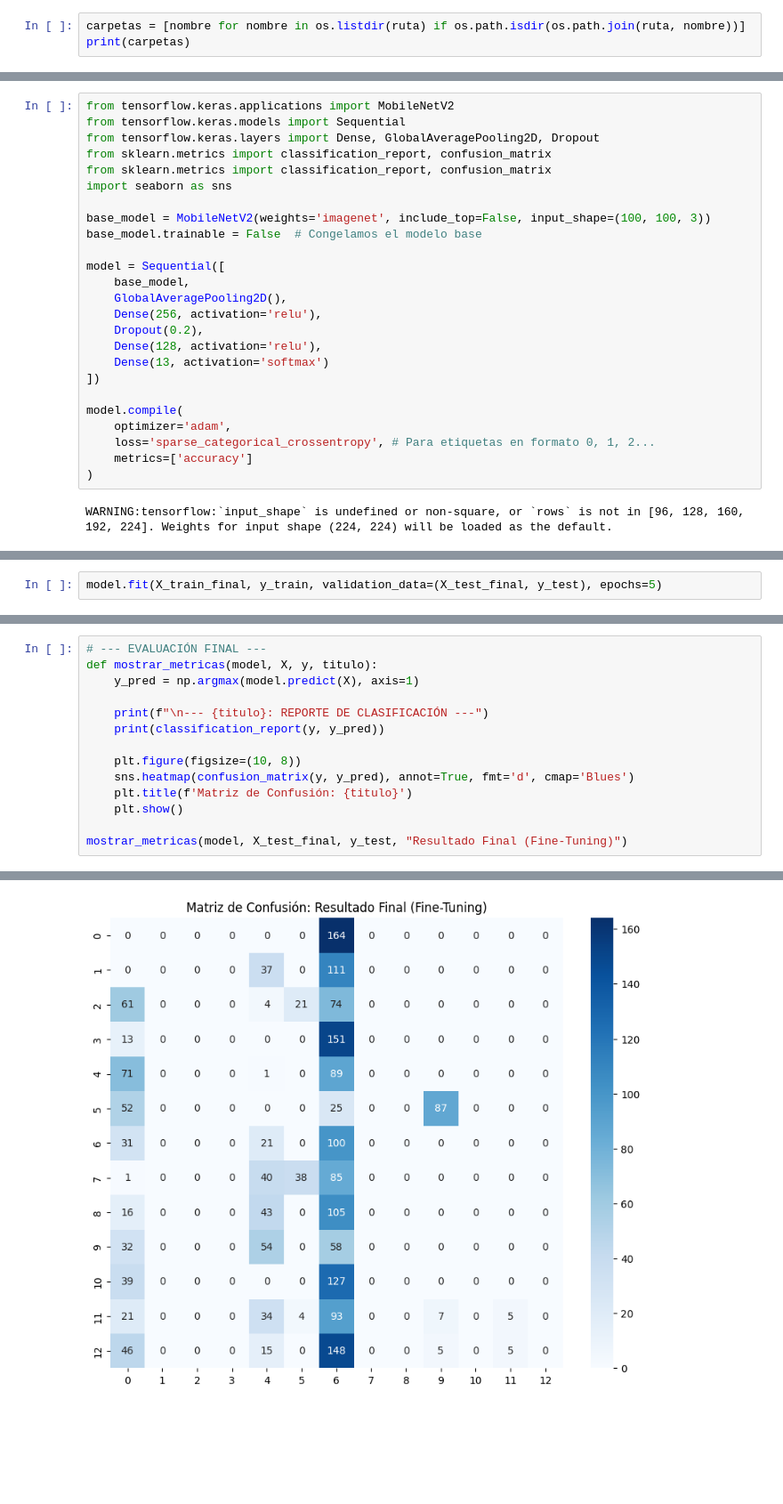
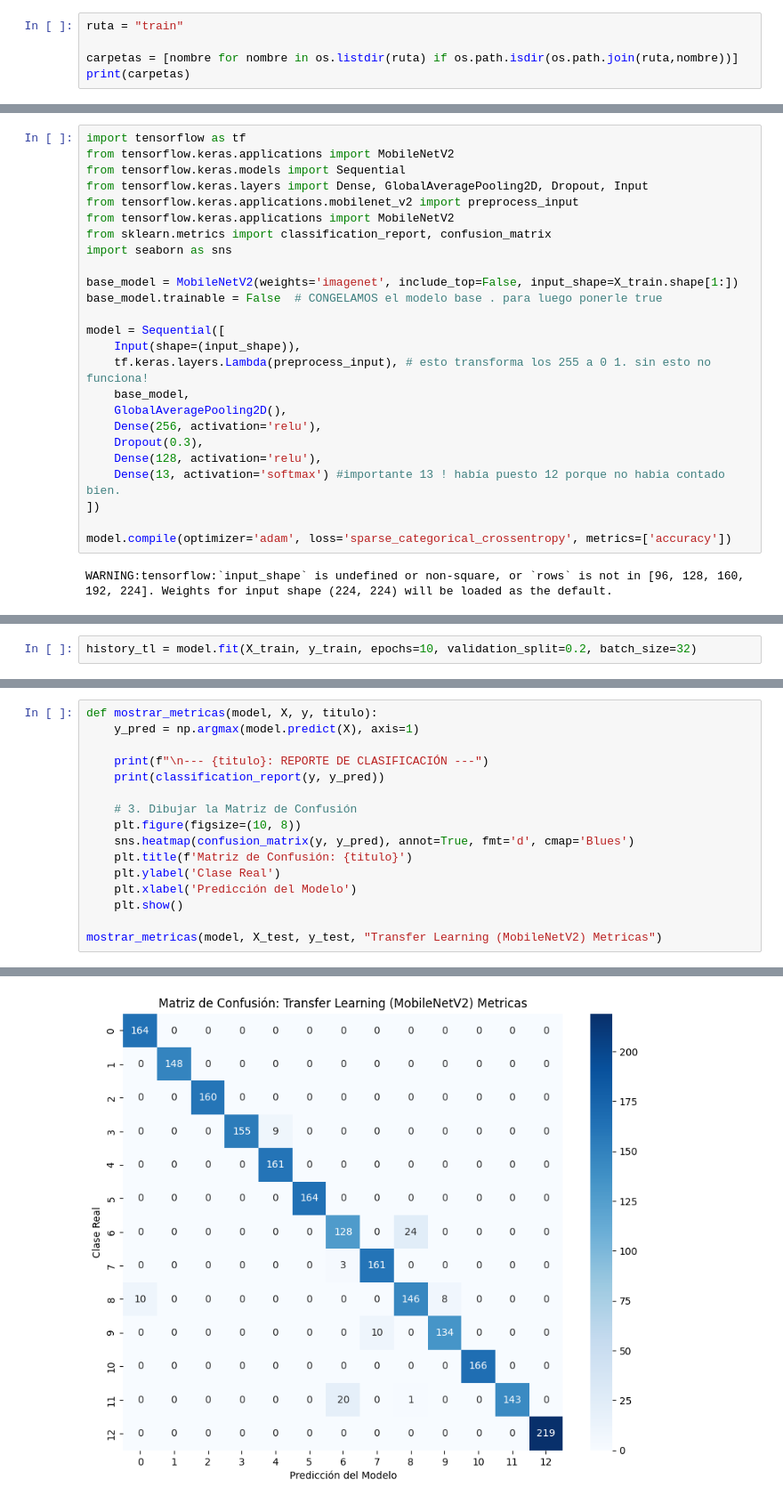
Before and after one commit to danilaviaart-lgtm/ds_curso, a Jupyter notebook: 4-Deep_Learning/3-Transfer Learning/Ejercicio/Transfer_Learning_ejecutado_Enunciado_bruto.ipynb, the cells around one changed output, grey strips where cells are left out. Shown at 89% size. Drawn from its saved outputs; the diff is of its cells as text; blank space fills up the shorter version.

```diff
--- a/4-Deep_Learning/3-Transfer Learning/Ejercicio/Transfer_Learning_ejecutado_Enunciado_bruto.ipynb
+++ b/4-Deep_Learning/3-Transfer Learning/Ejercicio/Transfer_Learning_ejecutado_Enunciado_bruto.ipynb
@@ -18,6 +18,8 @@ from keras.optimizers import Adam
 from tensorflow.keras import Model
 import pandas as pd
 # %%
-carpetas = [nombre for nombre in os.listdir(ruta) if os.path.isdir(os.path.join(ruta, nombre))]
+ruta = "train"
+
+carpetas = [nombre for nombre in os.listdir(ruta) if os.path.isdir(os.path.join(ruta,nombre))]
 print(carpetas)
 # %% [output]
@@ -135,28 +124,28 @@ X_test_final = (X_test_scal * 2) - 1
 # %%
+import tensorflow as tf
 from tensorflow.keras.applications import MobileNetV2
 from tensorflow.keras.models import Sequential
-from tensorflow.keras.layers import Dense, GlobalAveragePooling2D, Dropout
-from sklearn.metrics import classification_report, confusion_matrix
+from tensorflow.keras.layers import Dense, GlobalAveragePooling2D, Dropout, Input
+from tensorflow.keras.applications.mobilenet_v2 import preprocess_input
+from tensorflow.keras.applications import MobileNetV2
 from sklearn.metrics import classification_report, confusion_matrix
 import seaborn as sns
 
-base_model = MobileNetV2(weights='imagenet', include_top=False, input_shape=(100, 100, 3))
-base_model.trainable = False  # Congelamos el modelo base
+base_model = MobileNetV2(weights='imagenet', include_top=False, input_shape=X_train.shape[1:])
+base_model.trainable = False  # CONGELAMOS el modelo base . para luego ponerle true
 
 model = Sequential([
+    Input(shape=(input_shape)),
+    tf.keras.layers.Lambda(preprocess_input), # esto transforma los 255 a 0 1. sin esto no funciona!
     base_model,
     GlobalAveragePooling2D(),
     Dense(256, activation='relu'),
-    Dropout(0.2),
+    Dropout(0.3),
     Dense(128, activation='relu'),
-    Dense(13, activation='softmax')
+    Dense(13, activation='softmax') #importante 13 ! había puesto 12 porque no habia contado bien.
 ])
 
-model.compile(
-    optimizer='adam',
-    loss='sparse_categorical_crossentropy', # Para etiquetas en formato 0, 1, 2...
-    metrics=['accuracy']
-)
+model.compile(optimizer='adam', loss='sparse_categorical_crossentropy', metrics=['accuracy'])
 # %% [output]
 WARNING:tensorflow:`input_shape` is undefined or non-square, or `rows` is not in [96, 128, 160, 192, 224]. Weights for input shape (224, 224) will be loaded as the default.
 # %%
@@ -179,5 +168,3 @@ Total params: 2,620,493
 Trainable params: 362,509
 Non-trainable params: 2,257,984
 _________________________________________________________________
-# %%
-model.fit(X_train_final, y_train, validation_data=(X_test_final, y_test), epochs=5)
@@ -195,0 +171,2 @@ Epoch 5/5
+# %%
+history_tl = model.fit(X_train, y_train, epochs=10, validation_split=0.2, batch_size=32)
@@ -196,15 +194,17 @@ Epoch 5/5
 # %%
-# --- EVALUACIÓN FINAL ---
 def mostrar_metricas(model, X, y, titulo):
     y_pred = np.argmax(model.predict(X), axis=1)
 
     print(f"\n--- {titulo}: REPORTE DE CLASIFICACIÓN ---")
     print(classification_report(y, y_pred))
 
+    # 3. Dibujar la Matriz de Confusión
     plt.figure(figsize=(10, 8))
     sns.heatmap(confusion_matrix(y, y_pred), annot=True, fmt='d', cmap='Blues')
     plt.title(f'Matriz de Confusión: {titulo}')
+    plt.ylabel('Clase Real')
+    plt.xlabel('Predicción del Modelo')
     plt.show()
 
-mostrar_metricas(model, X_test_final, y_test, "Resultado Final (Fine-Tuning)")
+mostrar_metricas(model, X_test, y_test, "Transfer Learning (MobileNetV2) Metricas")
 # %% [output]
@@ -228 +228 @@ weighted avg       0.04      0.05      0.01      2134
-[figure, old version]
+[figure, new version]
```
Also changed, not shown: parts of 14 cells of this notebook.
